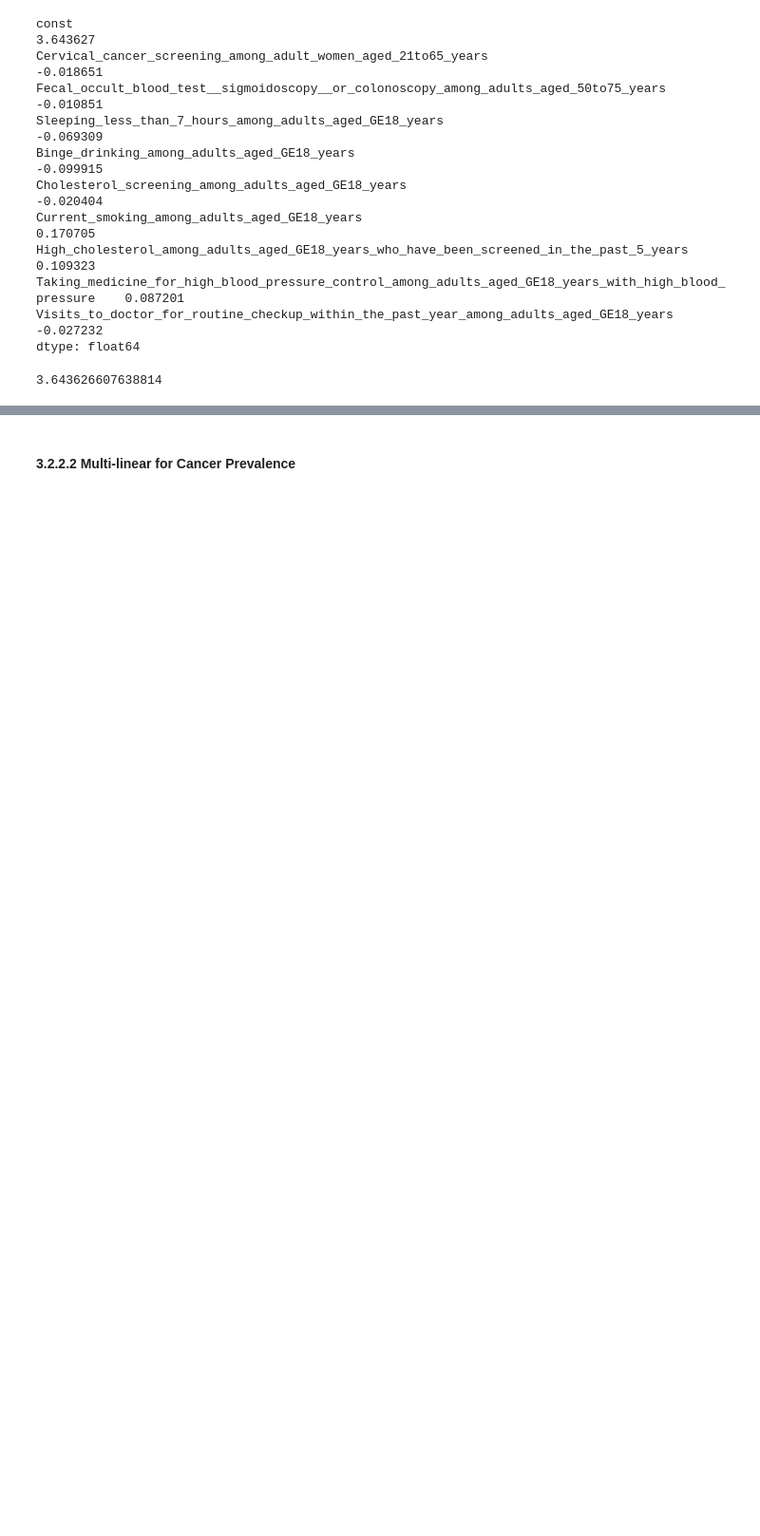
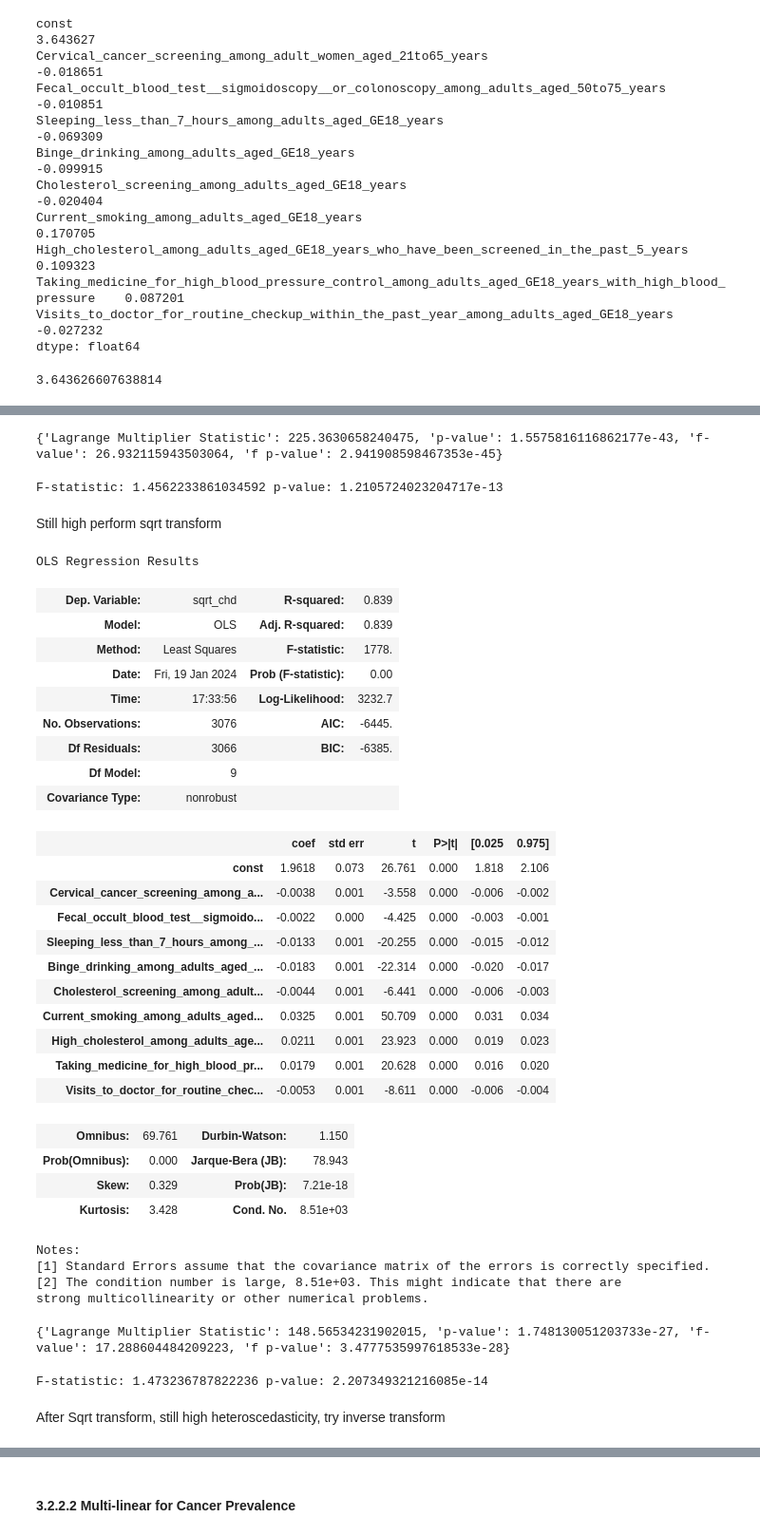
Before and after one commit to dereksgithub/cities_study_QM_Term_project, a Jupyter notebook: place_stat.ipynb, the cells around one changed output, grey strips where cells are left out. Shown at 95% size. Saved outputs shown, nothing was run; the diff lists cells and outputs as text; code cells hidden in the pictures; blank space fills up the shorter version.

```diff
--- a/place_stat.ipynb
+++ b/place_stat.ipynb
@@ -681,0 +714,72 @@ plt.show()
+# %%
+residuals = reg_cdc_regression_log.resid
+# Run the Breusch-Pagan test
+bp_test = het_breuschpagan(residuals, reg_cdc_regression_log.model.exog)
+
+labels = ['Lagrange Multiplier Statistic', 'p-value', 'f-value', 'f p-value']
+print(dict(zip(labels, bp_test)))
+# %% [output]
+{'Lagrange Multiplier Statistic': 225.3630658240475, 'p-value': 1.5575816116862177e-43, 'f-value': 26.932115943503064, 'f p-value': 2.941908598467353e-45}
+# %%
+gq_test = het_goldfeldquandt(residuals, reg_cdc_regression_log.model.exog)
+print('F-statistic:', gq_test[0], 'p-value:', gq_test[1])
+# %% [output]
+F-statistic: 1.4562233861034592 p-value: 1.2105724023204717e-13
+# %% [markdown]
+Still high perform sqrt transform
+# %%
+#Applying square root transformation
+cdc_regression_drop['sqrt_chd'] = np.sqrt(cdc_regression_drop['Coronary_heart_disease_among_adults_aged_GE18_years'])
+# %%
+# create the new fitted model with all three features
+reg_cdc_regression_sqrt = sm.OLS(endog=cdc_regression_drop [['sqrt_chd']], exog=sm.add_constant(cdc_regression_processed_new)).fit()
+
+# print the new coefficients
+# reg_cdc_regression_sqrt.params
+reg_cdc_regression_sqrt.summary()
+# %% [output]
+OLS Regression Results
+| Dep. Variable: | sqrt_chd | R-squared: | 0.839 |
+| Model: | OLS | Adj. R-squared: | 0.839 |
+| Method: | Least Squares | F-statistic: | 1778. |
+| Date: | Fri, 19 Jan 2024 | Prob (F-statistic): | 0.00 |
+| Time: | 17:33:56 | Log-Likelihood: | 3232.7 |
+| No. Observations: | 3076 | AIC: | -6445. |
+| Df Residuals: | 3066 | BIC: | -6385. |
+| Df Model: | 9 |  |  |
+| Covariance Type: | nonrobust |  |  |
+|  | coef | std err | t | P>|t| | [0.025 | 0.975] |
+| const | 1.9618 | 0.073 | 26.761 | 0.000 | 1.818 | 2.106 |
+| Cervical_cancer_screening_among_a... | -0.0038 | 0.001 | -3.558 | 0.000 | -0.006 | -0.002 |
+| Fecal_occult_blood_test__sigmoido... | -0.0022 | 0.000 | -4.425 | 0.000 | -0.003 | -0.001 |
+| Sleeping_less_than_7_hours_among_... | -0.0133 | 0.001 | -20.255 | 0.000 | -0.015 | -0.012 |
+| Binge_drinking_among_adults_aged_... | -0.0183 | 0.001 | -22.314 | 0.000 | -0.020 | -0.017 |
+| Cholesterol_screening_among_adult... | -0.0044 | 0.001 | -6.441 | 0.000 | -0.006 | -0.003 |
+| Current_smoking_among_adults_aged... | 0.0325 | 0.001 | 50.709 | 0.000 | 0.031 | 0.034 |
+| High_cholesterol_among_adults_age... | 0.0211 | 0.001 | 23.923 | 0.000 | 0.019 | 0.023 |
+| Taking_medicine_for_high_blood_pr... | 0.0179 | 0.001 | 20.628 | 0.000 | 0.016 | 0.020 |
+| Visits_to_doctor_for_routine_chec... | -0.0053 | 0.001 | -8.611 | 0.000 | -0.006 | -0.004 |
+| Omnibus: | 69.761 | Durbin-Watson: | 1.150 |
+| Prob(Omnibus): | 0.000 | Jarque-Bera (JB): | 78.943 |
+| Skew: | 0.329 | Prob(JB): | 7.21e-18 |
+| Kurtosis: | 3.428 | Cond. No. | 8.51e+03 |
+Notes:
+[1] Standard Errors assume that the covariance matrix of the errors is correctly specified.
+[2] The condition number is large, 8.51e+03. This might indicate that there are
+strong multicollinearity or other numerical problems.
+# %%
+residuals = reg_cdc_regression_sqrt.resid
+# Run the Breusch-Pagan test
+bp_test = het_breuschpagan(residuals, reg_cdc_regression_sqrt.model.exog)
+
+labels = ['Lagrange Multiplier Statistic', 'p-value', 'f-value', 'f p-value']
+print(dict(zip(labels, bp_test)))
+# %% [output]
+{'Lagrange Multiplier Statistic': 148.56534231902015, 'p-value': 1.748130051203733e-27, 'f-value': 17.288604484209223, 'f p-value': 3.4777535997618533e-28}
+# %%
+gq_test = het_goldfeldquandt(residuals, reg_cdc_regression_sqrt.model.exog)
+print('F-statistic:', gq_test[0], 'p-value:', gq_test[1])
+# %% [output]
+F-statistic: 1.473236787822236 p-value: 2.207349321216085e-14
+# %% [markdown]
+After Sqrt transform, still high heteroscedasticity, try inverse transform
```
Also changed, not shown: parts of 22 cells of this notebook, 2 other files.
